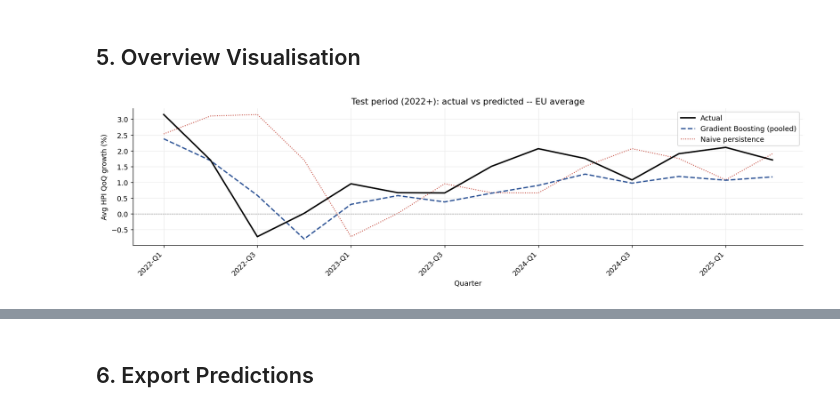
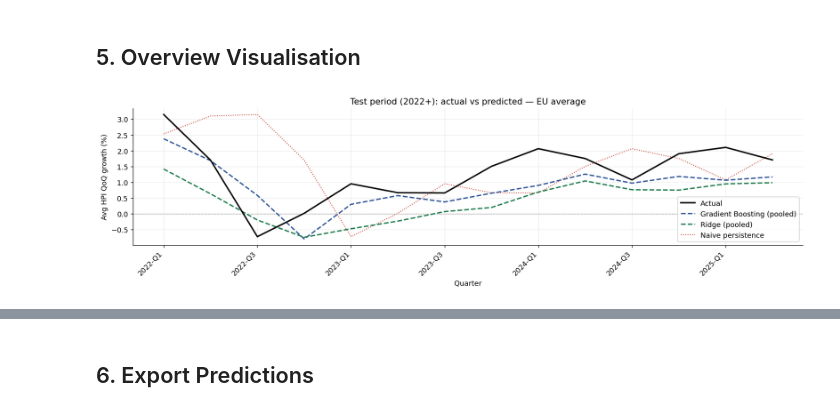
Before and after one commit to deercarla/european-house-market-forecasting, a Jupyter notebook: s4-modelling/modelling.ipynb, the cells around one changed output, grey strips where cells are left out. Cells and saved outputs as stored; diff of their text form; code cells hidden in the pictures.

```diff
--- a/s4-modelling/modelling.ipynb
+++ b/s4-modelling/modelling.ipynb
@@ -431,10 +445,10 @@ print_metrics('Ridge', preds['y_true'], preds['ridge'])
   Ridge                               RMSE=2.3104  MAE=1.7749  R2=-0.1104
 (np.float64(2.310423275227072), 1.7749467422633476, -0.11035340210549749)
 # %%
-# ── Phase 2.2: Lasso Regression ──────────────────────────────────────────────
+# Phase 2.2: Lasso Regression
 from sklearn.linear_model import LassoCV
 
-print('=== LASSO REGRESSION ===')
+print('LASSO REGRESSION')
 lasso_cv = Pipeline([
     ('scaler', StandardScaler()),
     ('model',  LassoCV(alphas=alphas, cv=TimeSeriesSplit(n_splits=5),
@@ -443,7 +457,7 @@ lasso_cv = Pipeline([
 
 cv_rmse, cv_std = walk_forward_cv(
     Pipeline([('scaler',StandardScaler()),
-              ('model',LassoCV(alphas=alphas, cv=TimeSeriesSplit(n_splits=5), max_iter=5000)),]),
+              ('model',LassoCV(alphas=alphas, max_iter=5000))]),
     X_train_all, y_train_all
 )
 print(f'  Walk-forward CV RMSE: {cv_rmse:.4f} +/- {cv_std:.4f}')
@@ -833,9 +1164,7 @@ The literature clusters are our preferred stratification for three reasons estab
 
 The North cluster (DK, FI, SE) is the smallest with only 3 countries. We train it but note reduced statistical reliability.
 # %%
-# ── Phase 4: Literature stratified models ────────────────────────────────────
-print('=== PHASE 4: LITERATURE STRATIFIED MODELS ===')
-
+# Phase 4: Literature stratified models
 lit_clusters = ['East','West','South','North']
 lit_clusters = [g for g in lit_clusters
                 if g in df['cluster_literature'].values]
@@ -859,7 +1188,21 @@ for group in lit_clusters:
     y_tr = train_g[TARGET].values
     X_te = test_g[FEATURES].values
 
-    for mname, model in get_ml_models().items():
+    n_train = len(train_g)
+    n_folds = min(5, max(2, n_train // 20))
+
+    # Diagnostic
+    print(f'    Overfitting/underfitting check (n_folds={n_folds}):')
+    diagnostic = overfitting_check(X_tr, y_tr, n_splits=n_folds, label=f'lit_{group}')
+
+    # Model selection based on diagnostic
+    models = get_ml_models(
+        n_train_rows=n_train,
+        is_overfit=diagnostic['is_overfit'],
+        n_folds=n_folds
+    )
+
+    for mname, model in models.items():
         col_name = f'{mname}_lit_{group.lower()}'
         try:
             model.fit(X_tr, y_tr)
@@ -935,31 +1321,31 @@ RF:
 # %% [markdown]
 ## 5. Overview Visualisation
 # %%
-# ── Actual vs predicted over time: best pooled model ─────────────────────────
-# Pick GB as the representative ML model to visualise
-best_col = 'gb'
 
-# EU average per quarter
+# Actual vs predicted over time: GB and Ridge pooled models
 eu_actual = preds.groupby('quarter')['y_true'].mean()
-eu_pred   = preds.groupby('quarter')[best_col].mean()
+eu_gb     = preds.groupby('quarter')['gb'].mean()
+eu_ridge  = preds.groupby('quarter')['ridge'].mean()
 eu_naive  = preds.groupby('quarter')['naive_persistence'].mean()
 
 fig, ax = plt.subplots(figsize=(14, 4))
 ax.plot(eu_actual.index, eu_actual.values, color='black',
         linewidth=2, label='Actual', zorder=4)
-ax.plot(eu_pred.index,   eu_pred.values,   color=ACCENT,
+ax.plot(eu_gb.index,    eu_gb.values,    color=ACCENT,
         linewidth=1.8, linestyle='--', label='Gradient Boosting (pooled)', zorder=3)
-ax.plot(eu_naive.index,  eu_naive.values,  color=RED,
+ax.plot(eu_ridge.index, eu_ridge.values, color=GREEN,
+        linewidth=1.8, linestyle='--', label='Ridge (pooled)', zorder=3)
+ax.plot(eu_naive.index, eu_naive.values, color=RED,
         linewidth=1.2, linestyle=':', label='Naive persistence', zorder=2)
 ax.axhline(0, color='gray', linewidth=0.6, linestyle='--')
 ax.set_xlabel('Quarter')
 ax.set_ylabel('Avg HPI QoQ growth (%)')
-ax.set_title('Test period (2022+): actual vs predicted -- EU average')
+ax.set_title('Test period (2022+): actual vs predicted — EU average')
 ticks = eu_actual.index[::2]
 ax.set_xticks(ticks)
 ax.set_xticklabels(ticks, rotation=45, ha='right')
 ax.legend()
 plt.tight_layout()
 plt.show()
 # %% [output]
-[figure, old version]
+[figure, new version]
```
Also changed, not shown: parts of 41 cells of this notebook.
